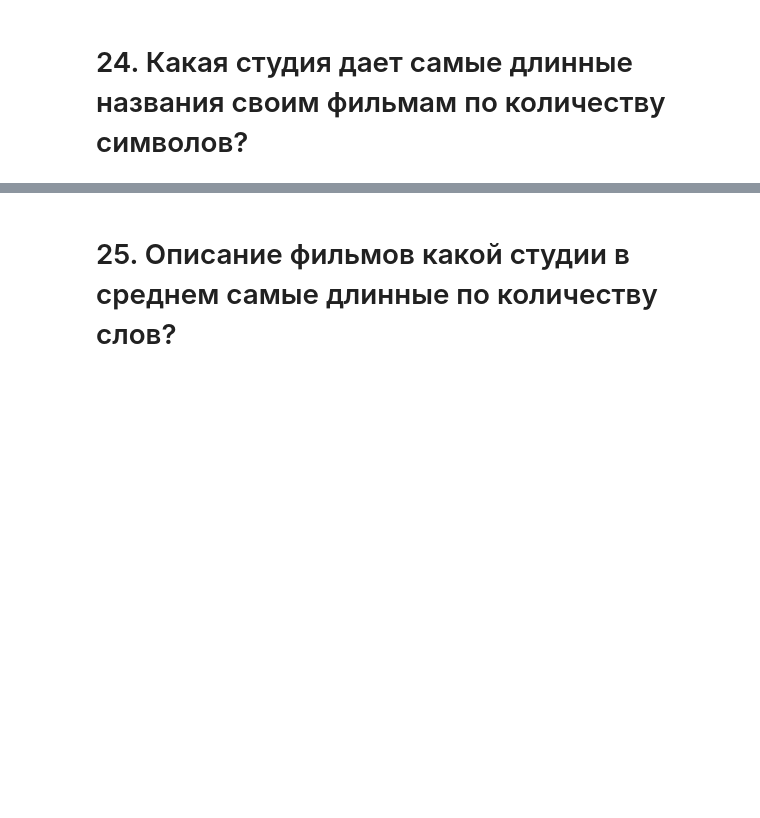
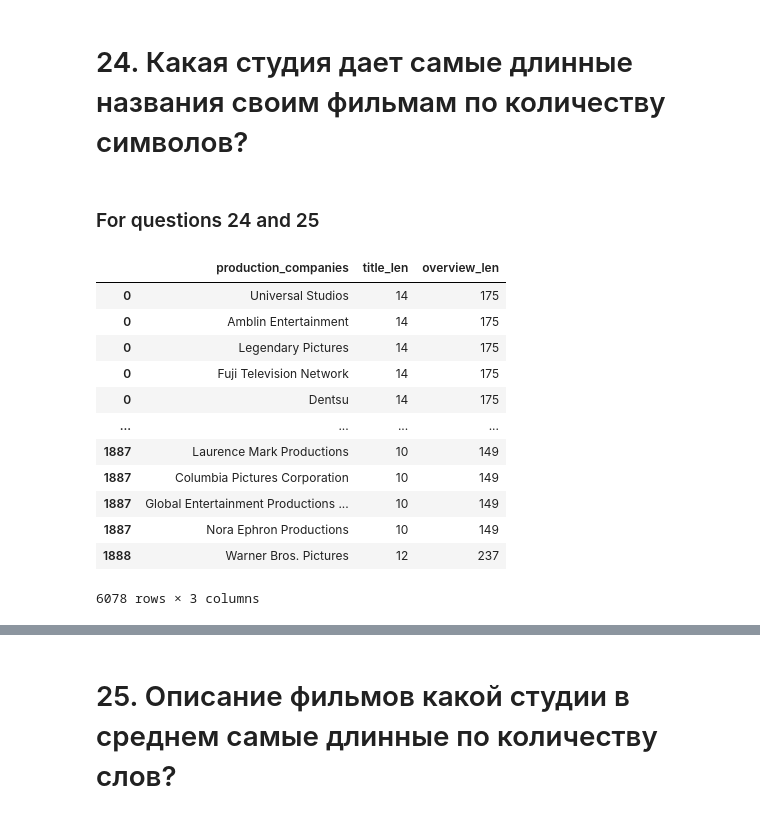
Before and after one commit to mintylife/SkillFactory, a Jupyter notebook: module_1/Movies_IMBD_v4.1_TEMPLATE.ipynb, the cells around one changed output, grey strips where cells are left out. Cells and saved outputs as stored; diff of their text form; code cells hidden in the pictures; blank space fills up the shorter version.

```diff
--- a/module_1/Movies_IMBD_v4.1_TEMPLATE.ipynb
+++ b/module_1/Movies_IMBD_v4.1_TEMPLATE.ipynb
@@ -480,3 +481,32 @@ answers[23]
 'Peter Jackson'
 # %% [markdown]
 # 24. Какая студия дает самые длинные названия своим фильмам по количеству символов?
+# %% [markdown]
+### For questions 24 and 25
+# %%
+def get_studios(col):
+    studios = df.groupby(['production_companies']).median(col)
+    studios = studios.sort_values(by = col, ascending = False)
+
+    return studios
+
+df = data['production_companies'].copy().to_frame()
+df.insert(1, "title_len", list(map(lambda x: len(x), data['original_title'])), True)
+df.insert(2, "overview_len", list(map(lambda x: len(x), data['overview'])), True)
+
+df['production_companies'] = df['production_companies'].str.split('|')
+df = df.explode('production_companies')
+# %% [output]
+|  | production_companies | title_len | overview_len |
+| 0 | Universal Studios | 14 | 175 |
+| 0 | Amblin Entertainment | 14 | 175 |
+| 0 | Legendary Pictures | 14 | 175 |
+| 0 | Fuji Television Network | 14 | 175 |
+| 0 | Dentsu | 14 | 175 |
+| ... | ... | ... | ... |
+| 1887 | Laurence Mark Productions | 10 | 149 |
+| 1887 | Columbia Pictures Corporation | 10 | 149 |
+| 1887 | Global Entertainment Productions ... | 10 | 149 |
+| 1887 | Nora Ephron Productions | 10 | 149 |
+| 1888 | Warner Bros. Pictures | 12 | 237 |
+6078 rows × 3 columns
```
Also changed, not shown: parts of 4 cells of this notebook.
